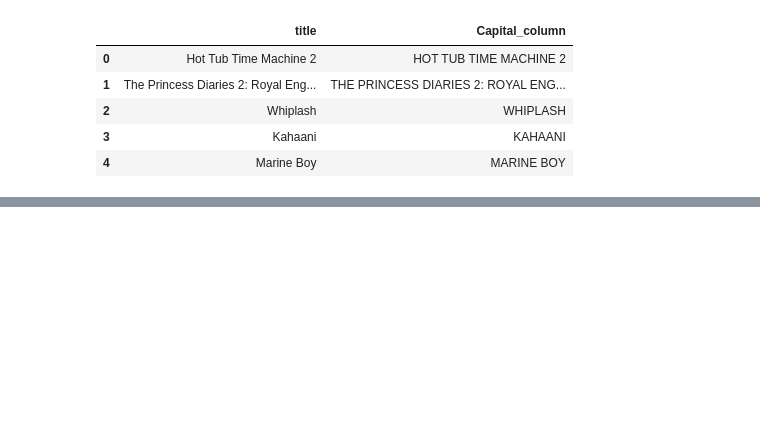
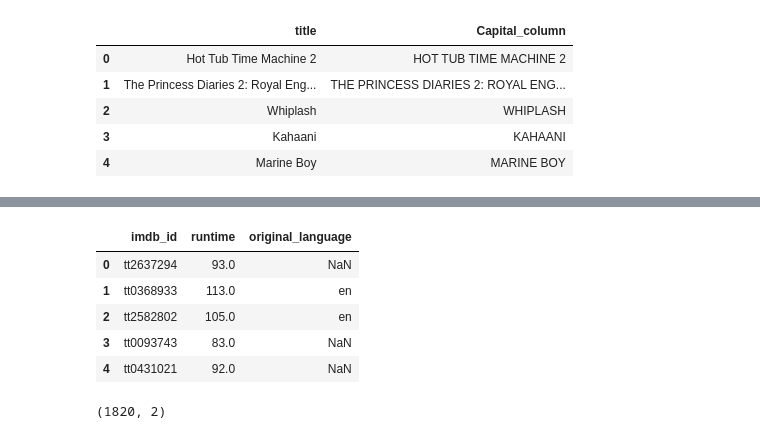
Before and after one commit to azameap/Python, a Jupyter notebook: Advanced_Wrangling_concepts.ipynb, the cells around one changed output, grey strips where cells are left out. Drawn from its saved outputs; the diff is of its cells as text; code cells hidden in the pictures; blank space fills up the shorter version.

```diff
--- a/Advanced_Wrangling_concepts.ipynb
+++ b/Advanced_Wrangling_concepts.ipynb
@@ -78,0 +129,2 @@ imdb_df[['new_profit']].head()
+# %%
+pd.set_option('display.max_columns', None)
@@ -78,0 +152,20 @@ imdb_df[['new_profit']].head()
+# %%
+long_movies = imdb_df.loc[imdb_df['runtime'] >= 100,['imdb_id','original_language']]
+
+english_movies = imdb_df[imdb_df['original_language'] == 'en']
+# %%
+#inner join
+new_table = pd.merge(english_movies[['imdb_id','runtime']],long_movies,how = 'outer', left_on='imdb_id',right_on='imdb_id')
+# %%
+new_table.head()
+# %% [output]
+|  | imdb_id | runtime | original_language |
+| 0 | tt2637294 | 93.0 | NaN |
+| 1 | tt0368933 | 113.0 | en |
+| 2 | tt2582802 | 105.0 | en |
+| 3 | tt0093743 | 83.0 | NaN |
+| 4 | tt0431021 | 92.0 | NaN |
+# %%
+long_movies.shape
+# %% [output]
+(1820, 2)
```
Also changed, not shown: parts of 12 cells of this notebook.
